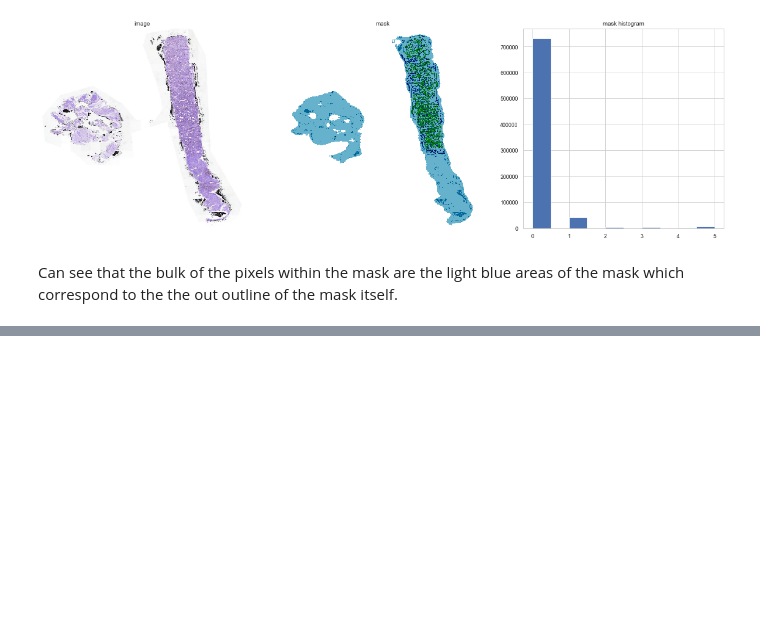
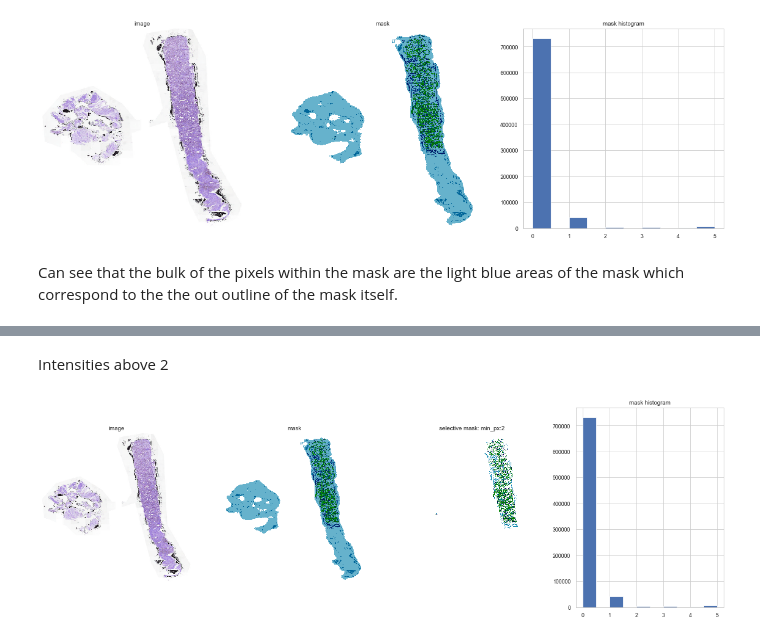
Before and after one commit to asvcode/MedicalImaging, a Jupyter notebook: _notebooks/2020-06-25-Selective-Mask.ipynb, the cells around one changed output, grey strips where cells are left out. Saved outputs shown, nothing was run; the diff lists cells and outputs as text; code cells hidden in the pictures; blank space fills up the shorter version.

```diff
--- a/_notebooks/2020-06-25-Selective-Mask.ipynb
+++ b/_notebooks/2020-06-25-Selective-Mask.ipynb
@@ -121,0 +170,6 @@ Can see that the bulk of the pixels within the mask are the light blue areas of
+# %% [markdown]
+Intensities above 2
+# %%
+selective_mask(train, mask, '08134913a9aa1d541f719e9f356f9378', min_px=2, max_px=None)
+# %% [output]
+[figure, added]
```
Also changed, not shown: parts of 18 cells of this notebook.
